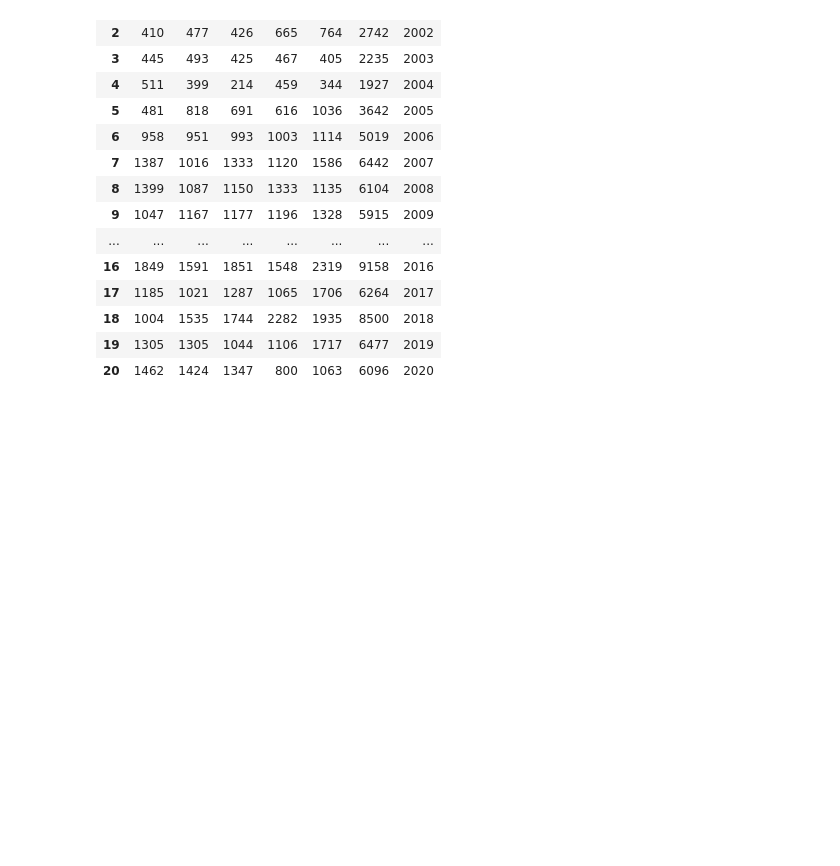
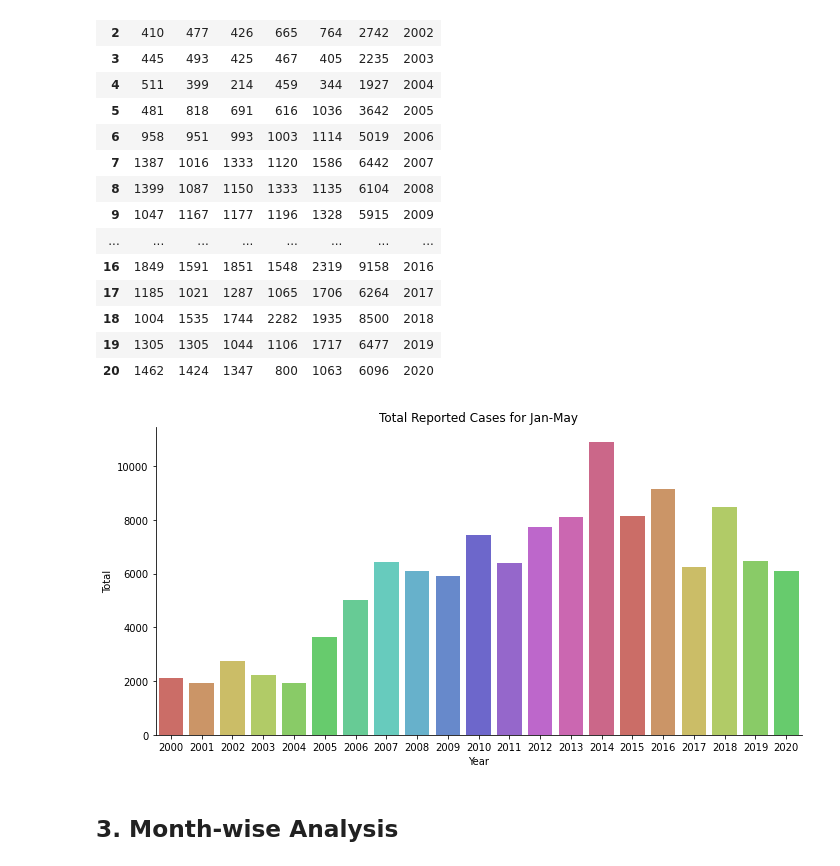
Before and after one commit to OmdenaAI/reddot, a Jupyter notebook: EDA/statewise_cases_analysis.ipynb, the cells around one changed output. Saved outputs shown, nothing was run; the diff lists cells and outputs as text; code cells hidden in the pictures; blank space fills up the shorter version.

```diff
--- a/EDA/statewise_cases_analysis.ipynb
+++ b/EDA/statewise_cases_analysis.ipynb
@@ -66,7 +95,8 @@ df2020.tail(8)
 # %%
 df_yearly = data[data['State']=='Total'].copy()
 df_yearly['Total'] = df_yearly.Jan + df_yearly.Feb + df_yearly.Mar + df_yearly.Apr + df_yearly.May
-df_yearly[['Jan','Feb','Mar','Apr','May','Total','Year']].sort_values(['Year']).reset_index(drop=True)
+df_yearly_sorted = df_yearly[['Jan','Feb','Mar','Apr','May','Total','Year']].sort_values(['Year']).reset_index(drop=True)
+df_yearly_sorted
 # %% [output]
 |  | Jan | Feb | Mar | Apr | May | Total | Year |
 | 0 | 332 | 376 | 456 | 355 | 584 | 2103 | 2000 |
@@ -85,3 +115,9 @@ df_yearly[['Jan','Feb','Mar','Apr','May','Total','Year']].sort_values(['Year']).
 | 18 | 1004 | 1535 | 1744 | 2282 | 1935 | 8500 | 2018 |
 | 19 | 1305 | 1305 | 1044 | 1106 | 1717 | 6477 | 2019 |
 | 20 | 1462 | 1424 | 1347 | 800 | 1063 | 6096 | 2020 |
+# %%
+sns.catplot(x='Year', y='Total', data = df_yearly_sorted, kind='bar',height=5, aspect=2, palette=sns.color_palette("hls",15)).set(title='Total Reported Cases for Jan-May');
+# %% [output]
+[figure, added]
+# %% [markdown]
+## 3. Month-wise Analysis
```
Also changed, not shown: parts of 15 cells of this notebook.
